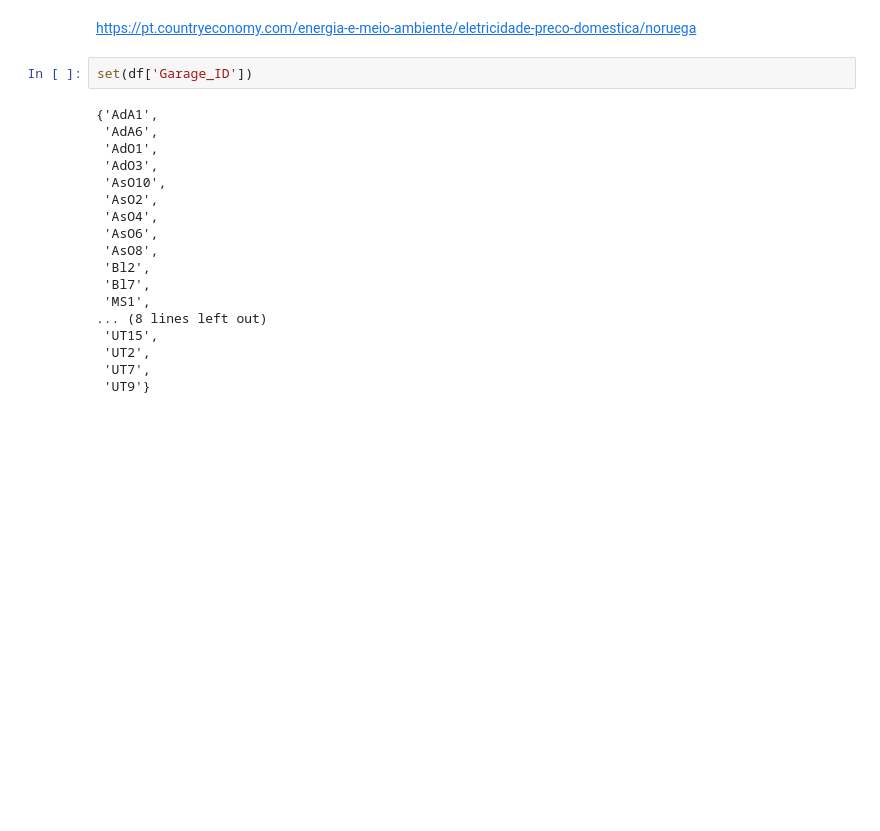
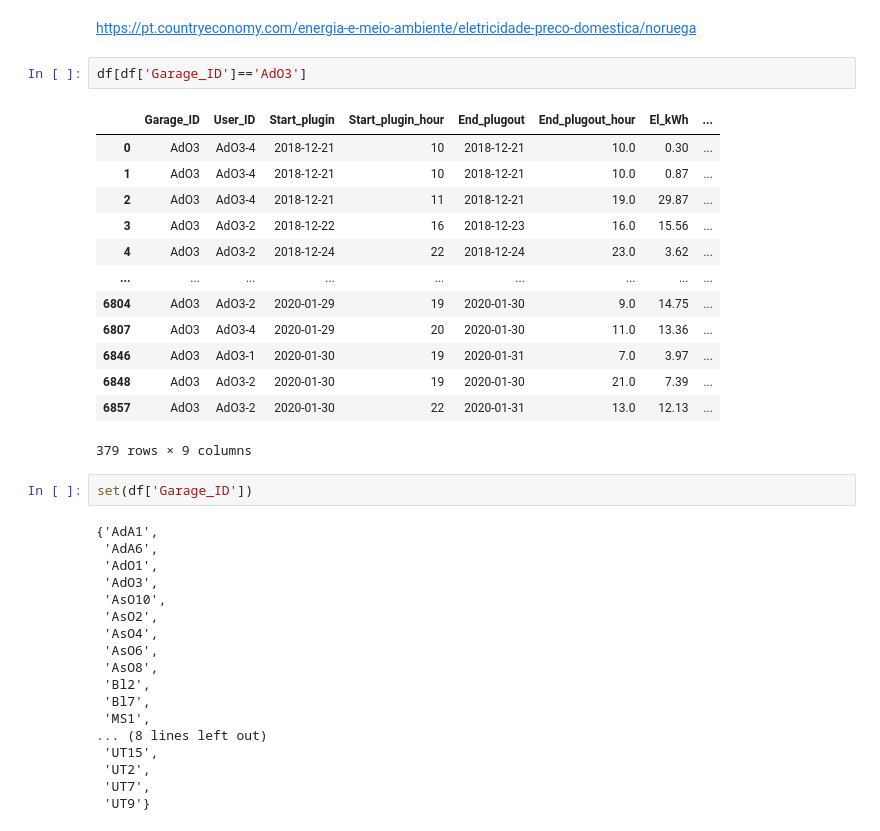
Before and after one commit to caduoliveira1302/TimeSeries-EVCharging, a Jupyter notebook: timeseries.ipynb, the cells around one changed output. Cells and saved outputs as stored; diff of their text form; blank space fills up the shorter version.

```diff
--- a/timeseries.ipynb
+++ b/timeseries.ipynb
@@ -205,5 +180,21 @@ df.head()
 # %% [markdown]
 https://pt.countryeconomy.com/energia-e-meio-ambiente/eletricidade-preco-domestica/noruega
+# %%
+df[df['Garage_ID']=='AdO3']
+# %% [output]
+|  | Garage_ID | User_ID | Start_plugin | Start_plugin_hour | End_plugout | End_plugout_hour | El_kWh | ... |
+| 0 | AdO3 | AdO3-4 | 2018-12-21 | 10 | 2018-12-21 | 10.0 | 0.30 | ... |
+| 1 | AdO3 | AdO3-4 | 2018-12-21 | 10 | 2018-12-21 | 10.0 | 0.87 | ... |
+| 2 | AdO3 | AdO3-4 | 2018-12-21 | 11 | 2018-12-21 | 19.0 | 29.87 | ... |
+| 3 | AdO3 | AdO3-2 | 2018-12-22 | 16 | 2018-12-23 | 16.0 | 15.56 | ... |
+| 4 | AdO3 | AdO3-2 | 2018-12-24 | 22 | 2018-12-24 | 23.0 | 3.62 | ... |
+| ... | ... | ... | ... | ... | ... | ... | ... | ... |
+| 6804 | AdO3 | AdO3-2 | 2020-01-29 | 19 | 2020-01-30 | 9.0 | 14.75 | ... |
+| 6807 | AdO3 | AdO3-4 | 2020-01-29 | 20 | 2020-01-30 | 11.0 | 13.36 | ... |
+| 6846 | AdO3 | AdO3-1 | 2020-01-30 | 19 | 2020-01-31 | 7.0 | 3.97 | ... |
+| 6848 | AdO3 | AdO3-2 | 2020-01-30 | 19 | 2020-01-30 | 21.0 | 7.39 | ... |
+| 6857 | AdO3 | AdO3-2 | 2020-01-30 | 22 | 2020-01-31 | 13.0 | 12.13 | ... |
+379 rows × 9 columns
 # %%
 set(df['Garage_ID'])
 # %% [output]
```
Also changed, not shown: parts of 16 cells of this notebook.
